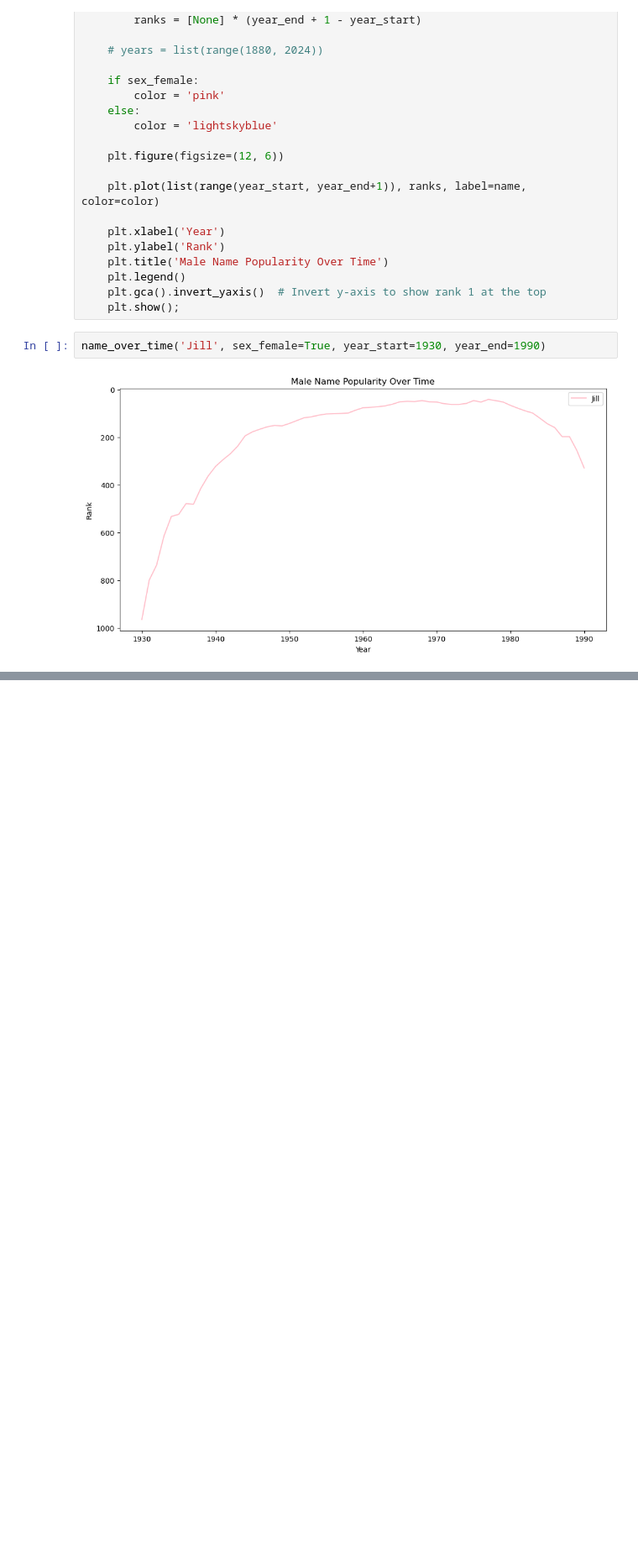
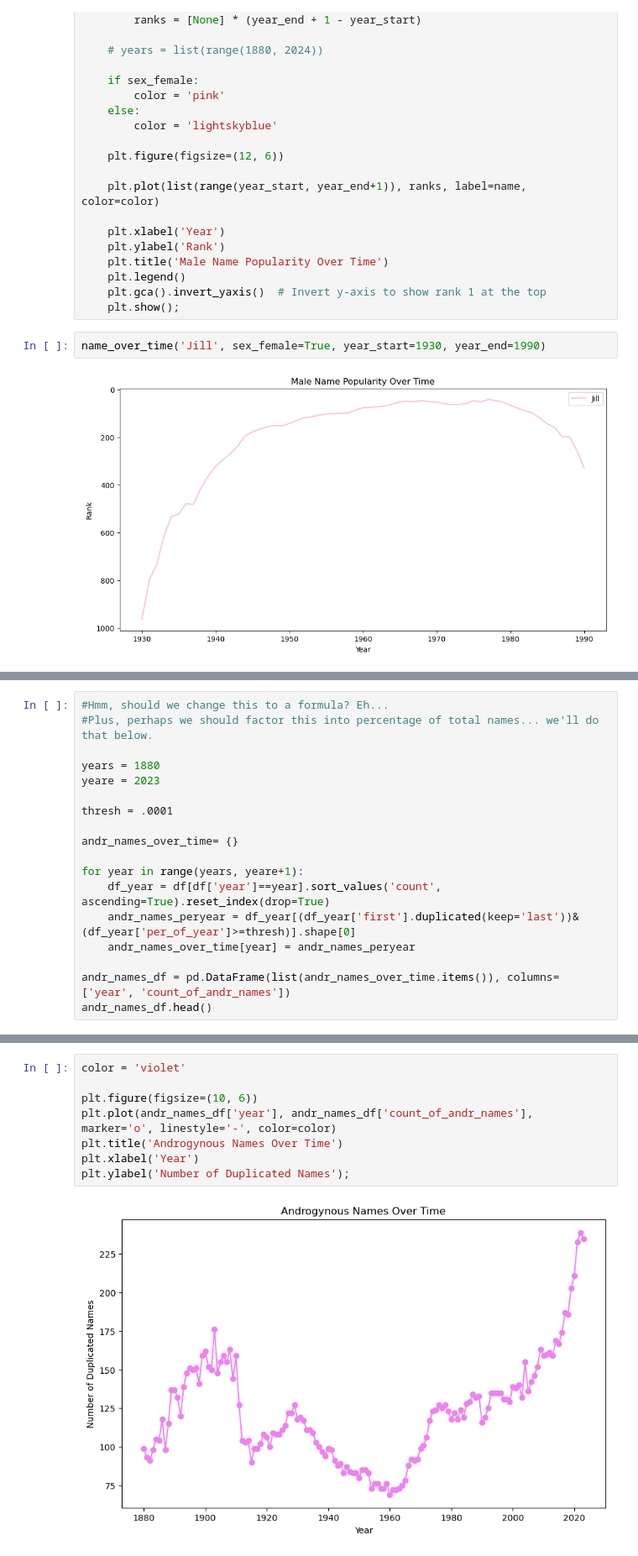
Before and after one commit to bwolff26/name_study, a Jupyter notebook: code/ceda_and_modeling_i.ipynb, the cells around one changed output, grey strips where cells are left out. Shown: that part at 84% size. Cells and saved outputs as stored; diff of their text form; blank space fills up the shorter version.

```diff
--- a/code/ceda_i.ipynb
+++ b/code/ceda_and_modeling_i.ipynb
@@ -346,0 +349,18 @@ name_over_time('Jill', sex_female=True, year_start=1930, year_end=1990)
+# %%
+#Hmm, should we change this to a formula? Eh...
+#Plus, perhaps we should factor this into percentage of total names... we'll do that below.
+
+years = 1880
+yeare = 2023
+
+thresh = .0001
+
+andr_names_over_time= {}
+
+for year in range(years, yeare+1):
+    df_year = df[df['year']==year].sort_values('count', ascending=True).reset_index(drop=True)
+    andr_names_peryear = df_year[(df_year['first'].duplicated(keep='last'))&(df_year['per_of_year']>=thresh)].shape[0]
+    andr_names_over_time[year] = andr_names_peryear
+
+andr_names_df = pd.DataFrame(list(andr_names_over_time.items()), columns=['year', 'count_of_andr_names'])
+andr_names_df.head()
@@ -346,0 +374,10 @@ name_over_time('Jill', sex_female=True, year_start=1930, year_end=1990)
+# %%
+color = 'violet'
+
+plt.figure(figsize=(10, 6))
+plt.plot(andr_names_df['year'], andr_names_df['count_of_andr_names'], marker='o', linestyle='-', color=color)
+plt.title('Androgynous Names Over Time')
+plt.xlabel('Year')
+plt.ylabel('Number of Duplicated Names');
+# %% [output]
+[figure, added]
```
Also changed, not shown: parts of 11 cells of this notebook.
